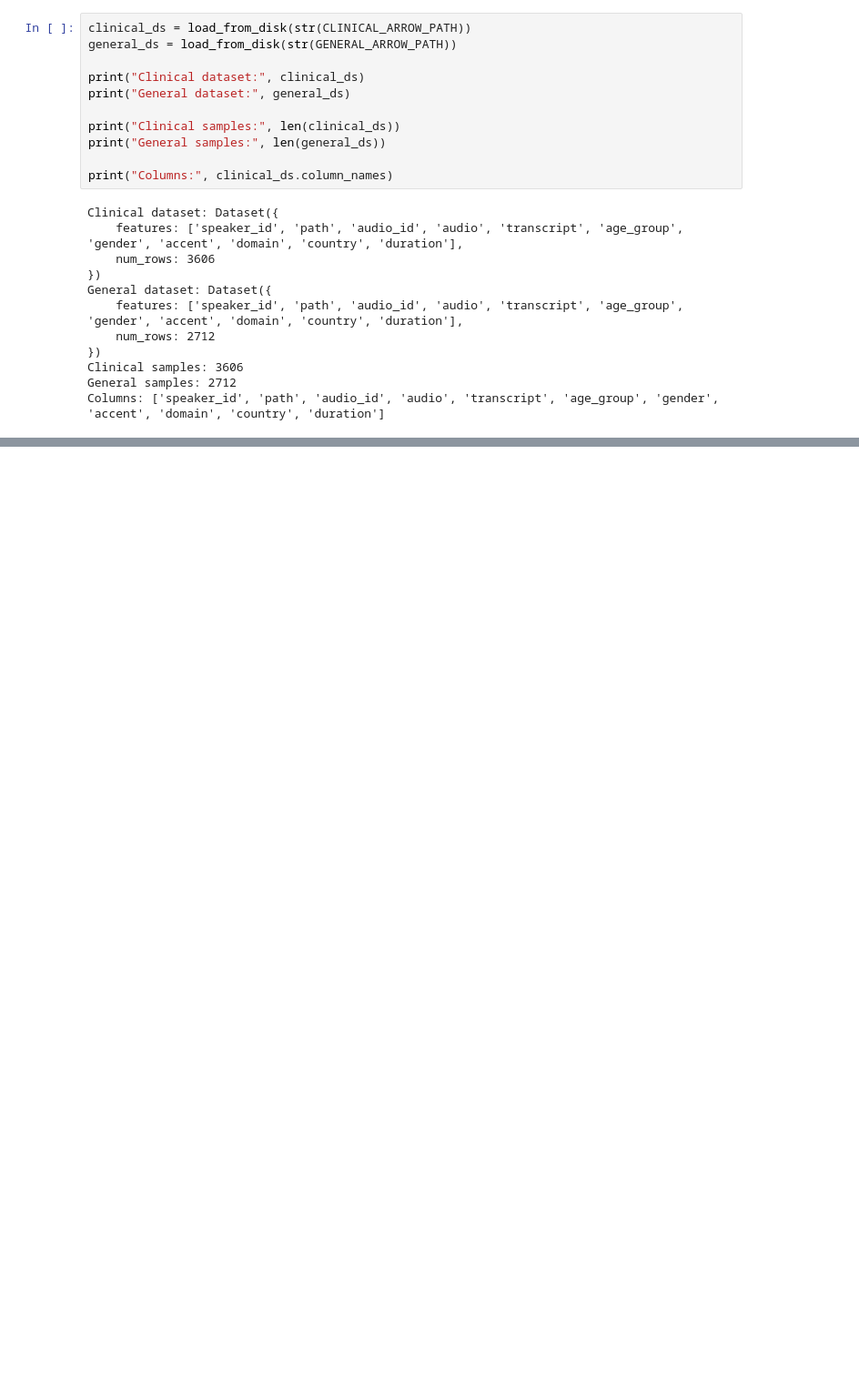
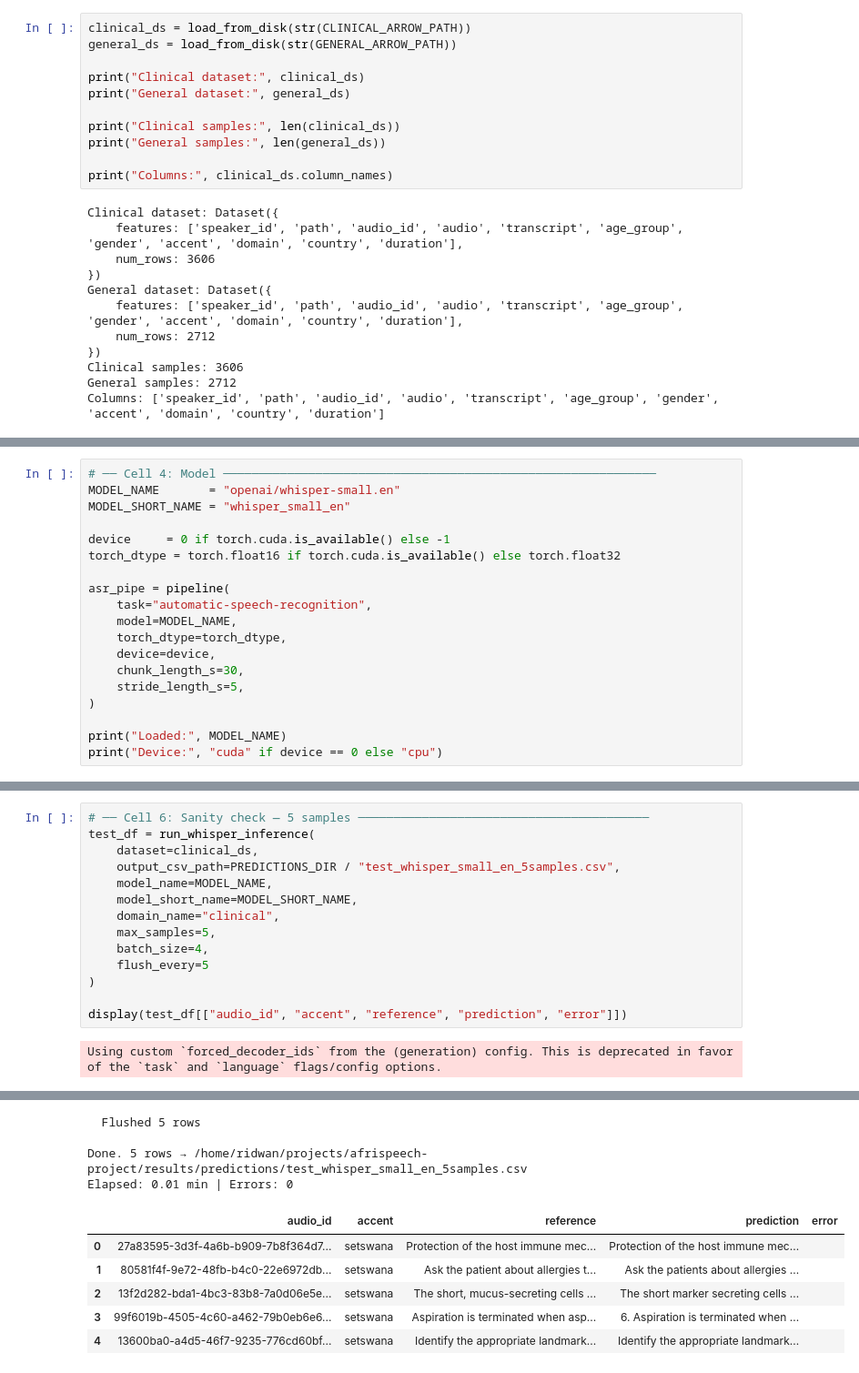
Before and after one commit to ridwanbello/afrispeech-asr-error-analysis, a Jupyter notebook: notebooks/03_whisper_baseline_inference.ipynb.ipynb, the cells around one changed output, grey strips where cells are left out. Shown at 91% size. Drawn from its saved outputs; the diff is of its cells as text; blank space fills up the shorter version.

```diff
--- a/notebooks/03_whisper_baseline_inference.ipynb.ipynb
+++ b/notebooks/03_whisper_baseline_inference.ipynb.ipynb
@@ -260,0 +339,19 @@ Clinical predictions: (3606, 14)
+# %%
+# ── Cell 4: Model ─────────────────────────────────────────────────────────────
+MODEL_NAME       = "openai/whisper-small.en"
+MODEL_SHORT_NAME = "whisper_small_en"
+
+device     = 0 if torch.cuda.is_available() else -1
+torch_dtype = torch.float16 if torch.cuda.is_available() else torch.float32
+
+asr_pipe = pipeline(
+    task="automatic-speech-recognition",
+    model=MODEL_NAME,
+    torch_dtype=torch_dtype,
+    device=device,
+    chunk_length_s=30,
+    stride_length_s=5,
+)
+
+print("Loaded:", MODEL_NAME)
+print("Device:", "cuda" if device == 0 else "cpu")
@@ -260,0 +441,16 @@ Clinical predictions: (3606, 14)
+# %%
+# ── Cell 6: Sanity check — 5 samples ─────────────────────────────────────────
+test_df = run_whisper_inference(
+    dataset=clinical_ds,
+    output_csv_path=PREDICTIONS_DIR / "test_whisper_small_en_5samples.csv",
+    model_name=MODEL_NAME,
+    model_short_name=MODEL_SHORT_NAME,
+    domain_name="clinical",
+    max_samples=5,
+    batch_size=4,
+    flush_every=5
+)
+
+display(test_df[["audio_id", "accent", "reference", "prediction", "error"]])
+# %% [output]
+Using custom `forced_decoder_ids` from the (generation) config. This is deprecated in favor of the `task` and `language` flags/config options.
@@ -260,0 +459,10 @@ Clinical predictions: (3606, 14)
+  Flushed 5 rows
+
+Done. 5 rows → /home/ridwan/projects/afrispeech-project/results/predictions/test_whisper_small_en_5samples.csv
+Elapsed: 0.01 min | Errors: 0
+|  | audio_id | accent | reference | prediction | error |
+| 0 | 27a83595-3d3f-4a6b-b909-7b8f364d7... | setswana | Protection of the host immune mec... | Protection of the host immune mec... |  |
+| 1 | 80581f4f-9e72-48fb-b4c0-22e6972db... | setswana | Ask the patient about allergies t... | Ask the patients about allergies ... |  |
+| 2 | 13f2d282-bda1-4bc3-83b8-7a0d06e5e... | setswana | The short, mucus-secreting cells ... | The short marker secreting cells ... |  |
+| 3 | 99f6019b-4505-4c60-a462-79b0eb6e6... | setswana | Aspiration is terminated when asp... | 6. Aspiration is terminated when ... |  |
+| 4 | 13600ba0-a4d5-46f7-9235-776cd60bf... | setswana | Identify the appropriate landmark... | Identify the appropriate landmark... |  |
```
Also changed, not shown: parts of 14 cells of this notebook, 17 other files.
